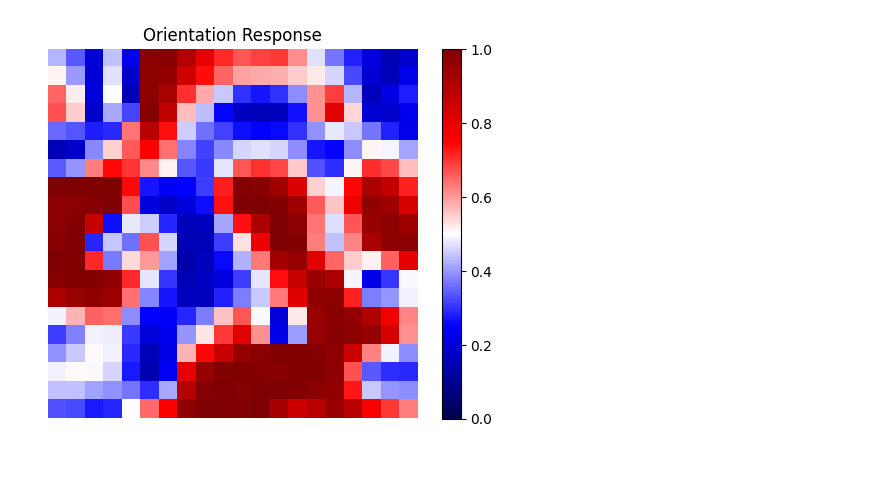
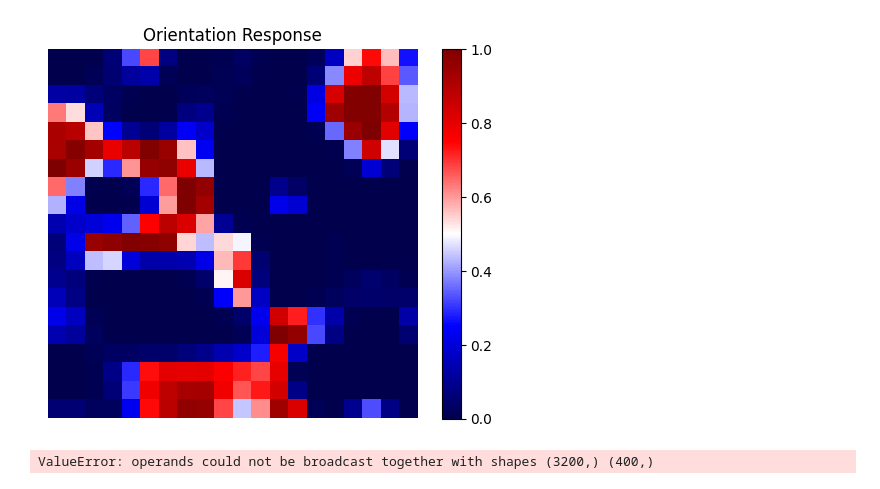
Before and after one commit to ccnmaastricht/NeuralSynchrony-FigureGround-Orientation, a Jupyter notebook: notebooks/orientation_tuning.ipynb, the cells around one changed output. Drawn from its saved outputs; the diff is of its cells as text; code cells hidden in the pictures.

Commit message:
integrate lateral connectivity based on orientation tuning

```diff
--- a/notebooks/orientation_tuning.ipynb
+++ b/notebooks/orientation_tuning.ipynb
@@ -406,19 +406,19 @@ plt.show()
 # %%
 # just for illustration purposes, I will assing all units a preferred orientation of 15 degrees
 
 preferred_orientations = np.ones(model.num_populations) * np.radians(15)
 
 # Compute the weighted Kuramoto order parameter
 weighted_kuramoto_order = weighted_kuramoto(orientation_map, model.receptive_fields)
 
 # Compute the orientation response of the model units
-response = orientation_response(preferred_orientations, weighted_kuramoto_order, sigma=np.pi / 4)
+response = orientation_response(preferred_orientations, weighted_kuramoto_order, sigma=np.radians(17))
 
 # Display the orientation response
 plt.imshow(response.reshape(20,20), cmap='seismic', vmin=0, vmax=1)
 plt.title('Orientation Response')
 plt.colorbar()
 plt.axis('off')
 plt.show()
 # %% [output]
-[figure, old version]
+[figure, new version]
@@ -438,0 +425,20 @@ response = orientation_response(preferred_orientations, weighted_kuramoto_order,
+# %%
+# Let's assign each population a different preferred orientation.
+# I will now keep the 20x20 grid that we already have but now assign each location 8 populations with different preferred orientations.
+# I now also estimated an appropriate sigma for the orientation response function to get realistic tuning curves.
+tuning_width = 17
+sigma = np.radians(tuning_width)
+
+column = np.linspace(0, np.pi, 8, endpoint=False)
+# repeat the column 400 times on a 20x20 grid with the column as a new third axis
+preferred_orientations = np.zeros((20, 20, 8))
+preferred_orientations[:, :, :] = column
+preferred_orientations = preferred_orientations.flatten()
+
+# Compute the weighted Kuramoto order parameter
+weighted_kuramoto_order = weighted_kuramoto(orientation_map, model.receptive_fields)
+
+# Compute the orientation response of the model units
+response = orientation_response(preferred_orientations, weighted_kuramoto_order, sigma)
+# %% [output]
+ValueError: operands could not be broadcast together with shapes (3200,) (400,)
```
Also changed, not shown: parts of 5 cells of this notebook.
